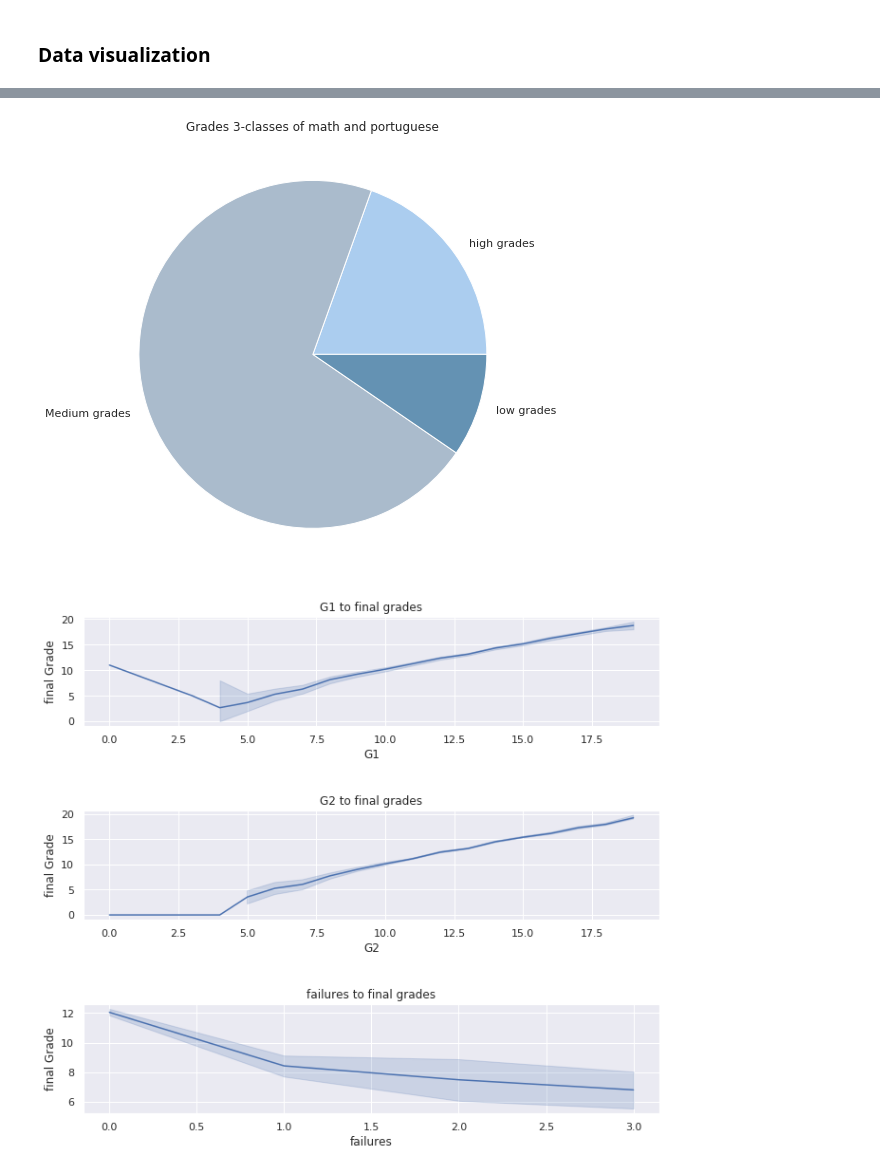
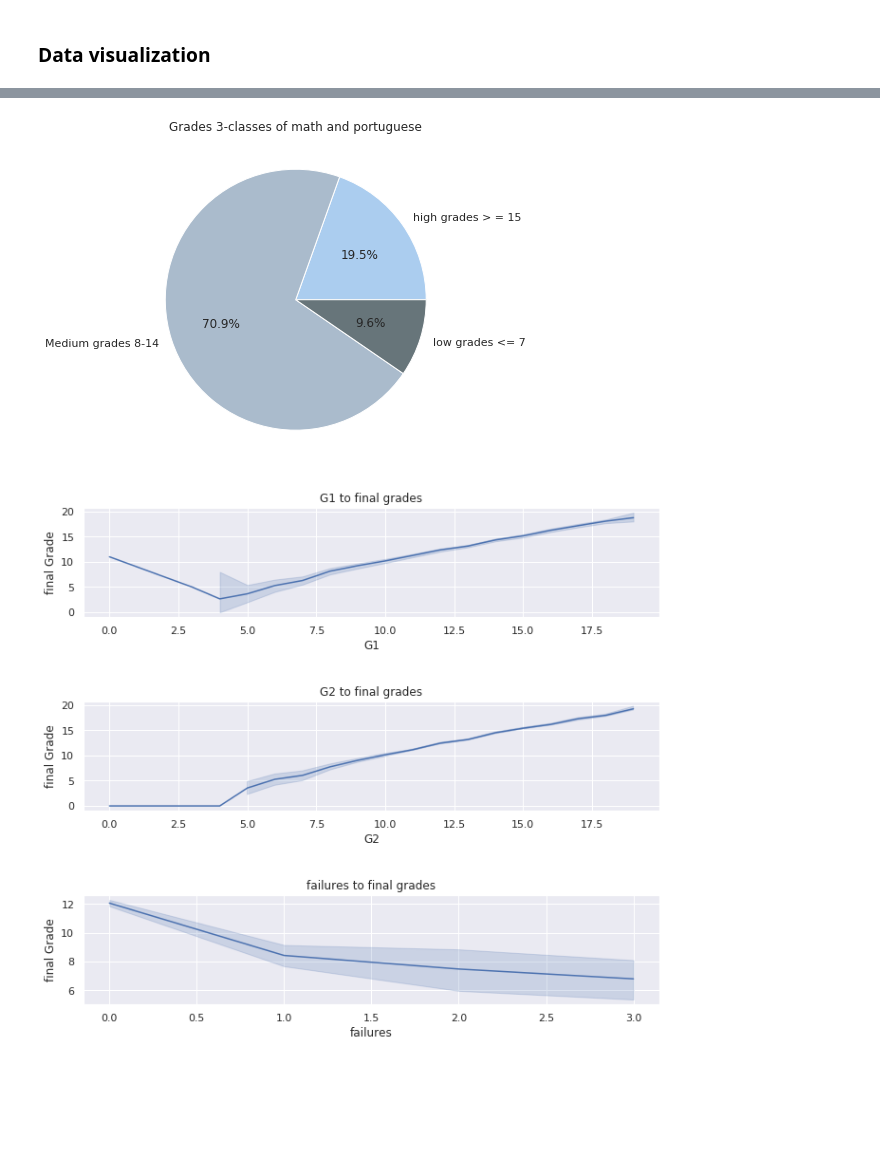
Before and after one commit to mtl-lan/1160_TeamProject, a Jupyter notebook: TeamProject_student_performance.ipynb, the cells around one changed output, grey strips where cells are left out. Saved outputs shown, nothing was run; the diff lists cells and outputs as text; code cells hidden in the pictures; blank space fills up the shorter version.

```diff
--- a/TeamProject_student_performance.ipynb
+++ b/TeamProject_student_performance.ipynb
@@ -190,18 +214,18 @@ Above plot shows that the grades of the students conform to the normal distribut
 # %%
-# let's class our grades (high:>=15, mid:8-14, low<=7)
+# let's class our grades (high:>=15, mid:8-14, low:<=7)
 high = students.loc[students['G3'] >= 15].count()[0]
 medium = students.loc[(students['G3'] >= 8) & (students['G3'] <=14)].count()[0]
 low = students.loc[students['G3'] <= 7].count()[0]
 
 # pieplot
-plt.figure(figsize=(12, 8))
-labels = ['high grades', 'Medium grades', 'low grades']
-colors = ['#abcdef', '#aabbcc', '#6492b3']
-plt.pie([high,medium,low], labels=labels, colors=colors)
+plt.figure(figsize=(10, 6))
+labels = ['high grades > = 15', 'Medium grades 8-14', 'low grades <= 7']
+colors = ['#abcdef', '#aabbcc', '#67757a']
+plt.pie([high,medium,low], labels=labels, colors=colors, autopct='%1.1f%%', shadow=False)
 plt.title('Grades 3-classes of math and portuguese')
 plt.show()
 # %% [output]
-[figure, old version]
+[figure, new version]
 # %%
 # lineplot on G1/G2/failures to G3
 
```
Also changed, not shown: parts of 49 cells of this notebook.
